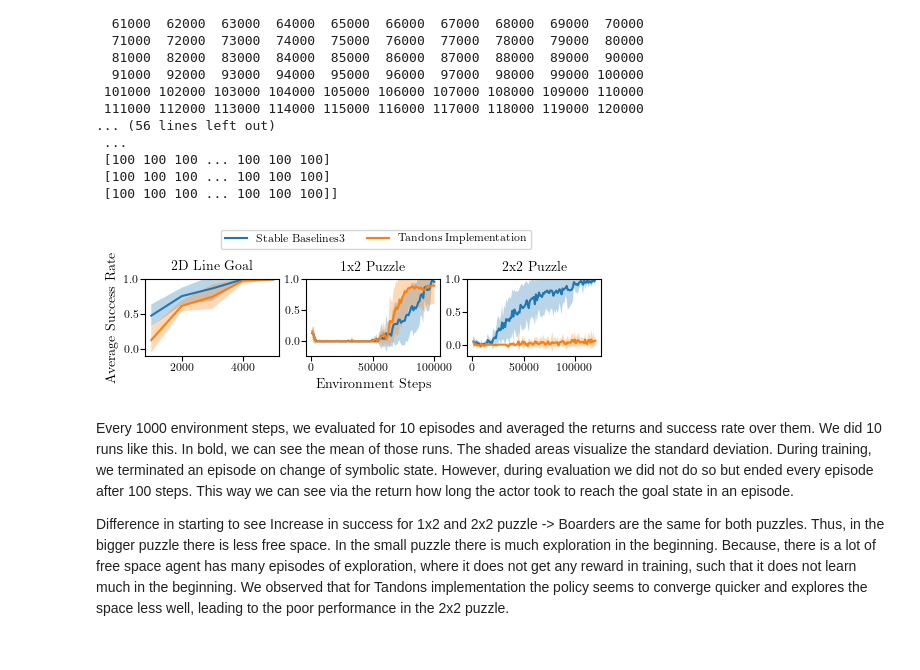
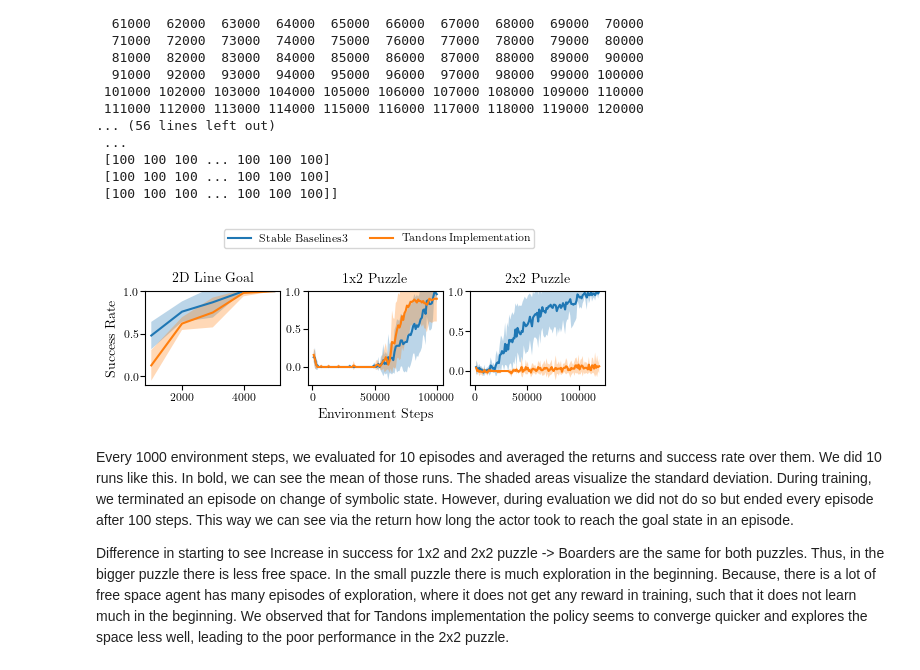
Before and after one commit to rosa-wolf/Multi-Phase-Skill-Learning-SlidingPuzzle, a Jupyter notebook: eval_data.ipynb, the cells around one changed output. Saved outputs shown, nothing was run; the diff lists cells and outputs as text; code cells hidden in the pictures.

```diff
--- a/eval_data.ipynb
+++ b/eval_data.ipynb
@@ -598,7 +598,7 @@ mean_succ_stable_ri025, std_succ_stable_ri025 = compute_mean_std(succ_stable_ri0
 x = np.load(path_stable_2DGoal[0], mmap_mode='r')["timesteps"]
 idx = np.where(x <= 50000)
 x = x[idx]
-fig, ax = plt.subplots(1, 3, figsize=(TEXTWIDTH +0.1, TEXTWIDTH * (5**.5 - 1.2) / (2*3)))
+fig, ax = plt.subplots(1, 3, figsize=(TEXTWIDTH +0.15, (TEXTWIDTH + 0.15) * (5**.5 - 1.) / (2*3)))
 ######################################################################################
 # 2D Line Goal ###
 ##################
@@ -667,35 +667,35 @@ mean_succ_tandon, std_succ_tandon = compute_mean_std(succ_tandon)
 #ax[0, 2].plot(x, mean_return_stable, label="Stable Baselines3")
 #ax[0, 2].fill_between(x, mean_return_stable + std_return_stable, mean_return_stable - std_return_stable, alpha=0.3)
 #ax[0, 2].plot(x, mean_return_tandon, label="Tandons Implementation")
 #ax[0, 2].fill_between(x, mean_return_tandon + std_return_tandon, mean_return_tandon - std_return_tandon, alpha=0.3)
 #ax[0, 2].set_ylim(top=100)
 
 
 ax[2].plot(x, mean_succ_stable, label="Stable Baselines3")
 ax[2].fill_between(x, mean_succ_stable + std_succ_stable, mean_succ_stable - std_succ_stable, alpha=0.3)
 ax[2].plot(x, mean_succ_tandon, label="Tandons Implementation")
 ax[2].fill_between(x, mean_succ_tandon + std_succ_tandon, mean_succ_tandon - std_succ_tandon, alpha=0.3)
 ax[2].set_ylim(top=1.)
 ax[2].set_title("2x2 Puzzle")
 
 #ax[0].set_xticklabels([])
 #ax[1].set_xticklabels([])
 #ax[2].set_xticklabels([])
 
 for i in range(3):
         ax[i].locator_params(axis='y', nbins=3)
 
 ax[1].set_xlabel('Environment Steps')
 #ax[0, 0].set_ylabel('Average Return')
-ax[0].set_ylabel('Average Success Rate')
+ax[0].set_ylabel('Success Rate')
 handles, labels = ax[0].get_legend_handles_labels()
 fig.legend(handles, labels, ncol=2, bbox_to_anchor=(0.79,1.43))
 plt.savefig("Comparison.pdf",
             bbox_inches='tight', dpi=plt.gcf().dpi)#,
             #dpi=1000)
 plt.show()
 # %% [output]
-[figure, old version]
+[figure, new version]
 # %% [markdown]
 Every 1000 environment steps, we evaluated for 10 episodes and averaged the returns and success rate over them. We did 10 runs like this. In bold, we can see the mean of those runs. The shaded areas visualize the standard deviation. During training, we terminated an episode on change of symbolic state. However, during evaluation we did not do so but ended every episode after 100 steps. This way we can see via the return how long the actor took to reach the goal state in an episode.
 
```
Also changed, not shown: parts of 4 cells of this notebook, 6 other files.
